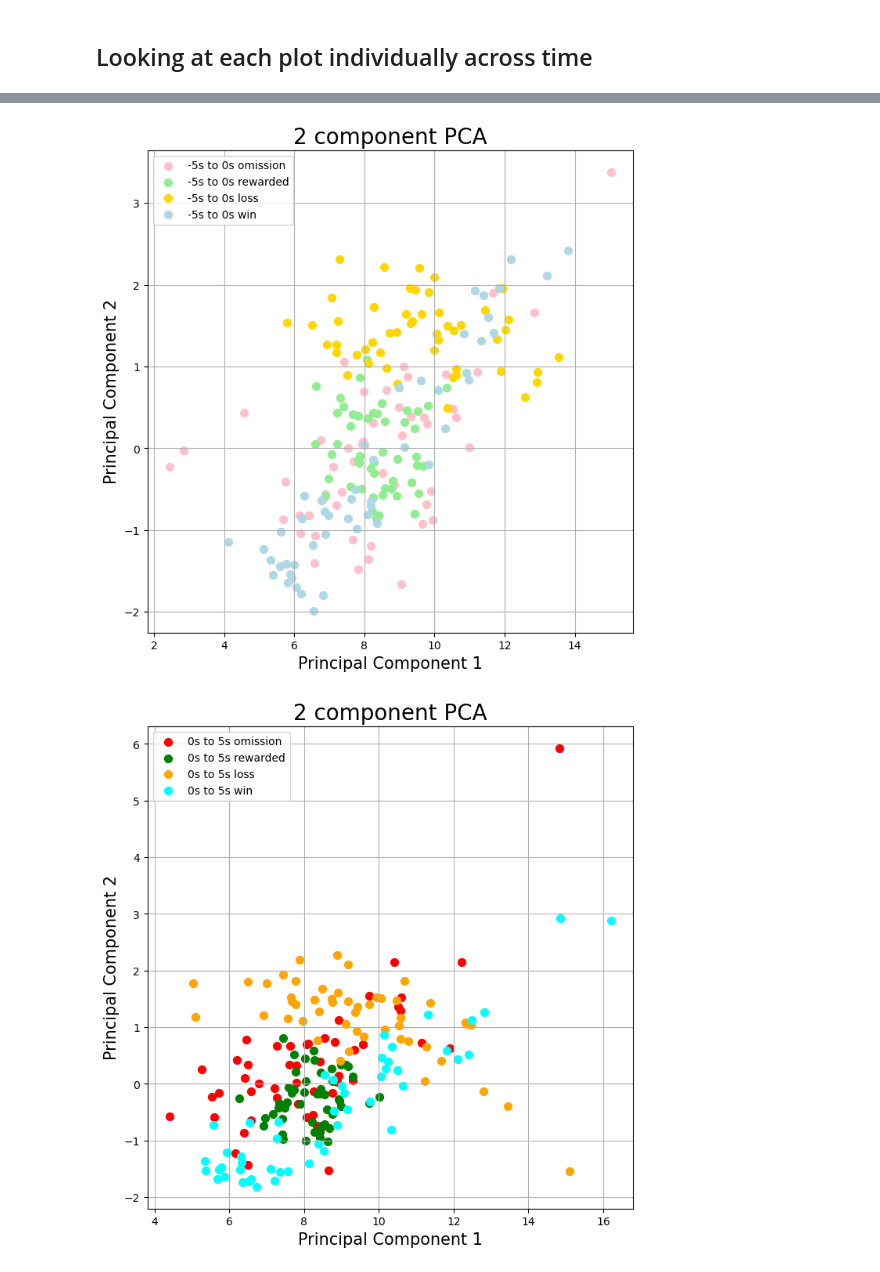
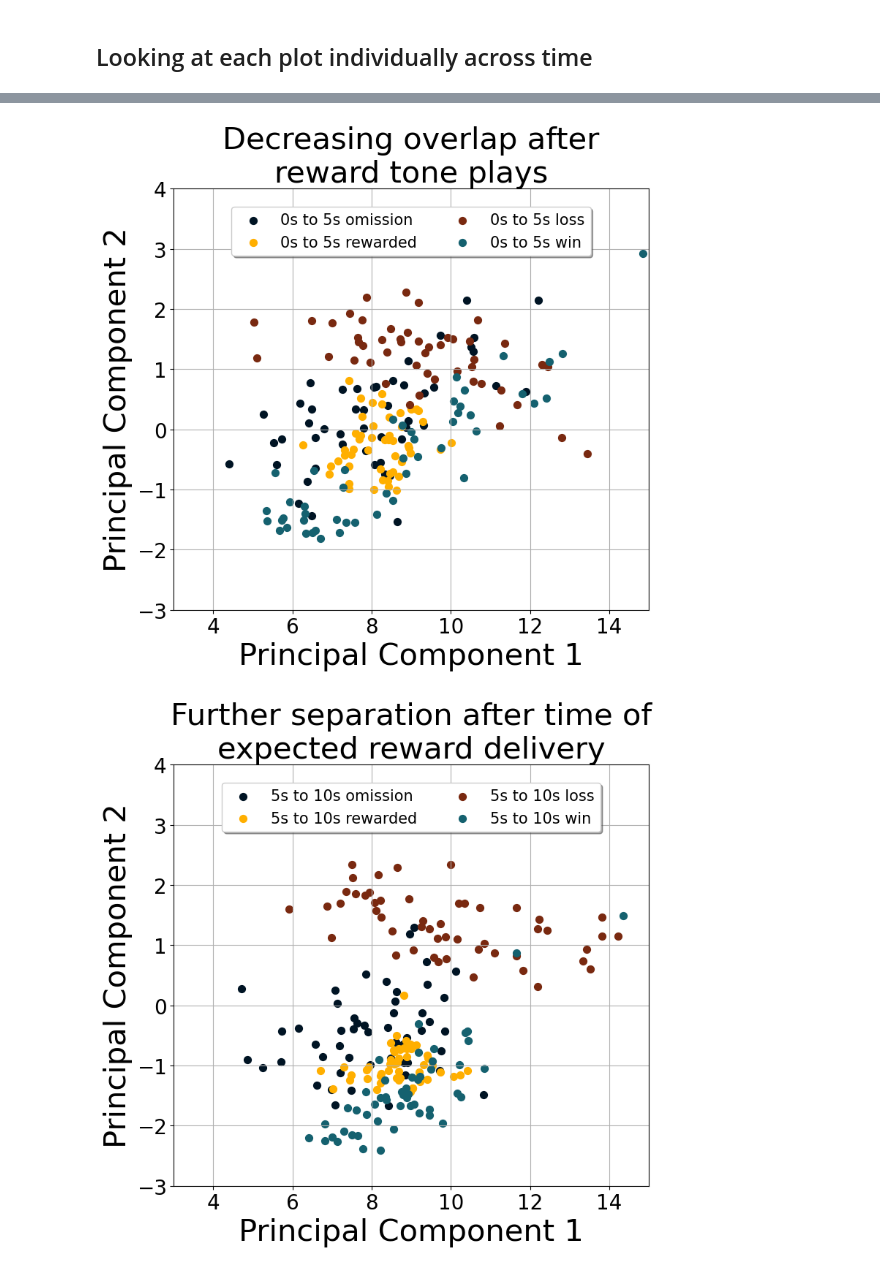
Before and after one commit to padillacoreanolab/reward_competition_ephys_analysis_with_omission_and_divider_controls, a Jupyter notebook: results/2023_02_02_rc_om_ephys_preprocessing/combined_pca_plotting.ipynb, the cells around one changed output, grey strips where cells are left out. Saved outputs shown, nothing was run; the diff lists cells and outputs as text; code cells hidden in the pictures.

Commit message:
nb: pca plotting with updated font formatting

```diff
--- a/results/2023_02_02_rc_om_ephys_preprocessing/combined_pca_plotting.ipynb
+++ b/results/2023_02_02_rc_om_ephys_preprocessing/combined_pca_plotting.ipynb
@@ -40,3 +48,17 @@ import spikeinterface.full as si
+# %%
+# Plot Specifics
+# TITLESIZE = 60
+TITLESIZE = 30
+
+# AXESLABEL = 60
+AXESLABEL = 30
+
+# AXESTICKS = 45
+AXESTICKS = 20
+LINWID = 10
+DOTS = 25
+# LEGSIZE = 45
+LEGSIZE = 15
 # %% [markdown]
 # Getting average firing rate from all sessions
 # %%
@@ -475,36 +543,58 @@ ax.grid()
 # %%
-fig = plt.figure(figsize = (8,8))
-ax = fig.add_subplot(1,1,1)
-ax.set_xlabel('Principal Component 1', fontsize = 15)
-ax.set_ylabel('Principal Component 2', fontsize = 15)
-ax.set_title('2 component PCA', fontsize = 20)
-targets = ['-5s to 0s omission', '-5s to 0s rewarded', '-5s to 0s loss', '-5s to 0s win']
-colors = ["pink", "lightgreen", "gold", "lightblue"]
+fig, ax = plt.subplots(figsize = (8,8))
+
+targets = ['0s to 5s omission', '0s to 5s rewarded', '0s to 5s loss', '0s to 5s win']
+colors = ["#001424", "#FFAF00", "#792910", "#15616F"]
 for target, color in zip(targets,colors):
     indicesToKeep = pc_product['outcome_and_when'] == target
     ax.scatter(pc_product.loc[indicesToKeep, 0]
                , pc_product.loc[indicesToKeep, 1]
                , c = color
                , s = 50)
-ax.legend(targets)
+
+ax.set_title('Decreasing overlap after\nreward tone plays', fontsize = TITLESIZE)
+plt.xticks(fontsize=AXESTICKS)
+plt.yticks(fontsize=AXESTICKS)
+plt.xlabel('Principal Component 1', fontsize = AXESLABEL)
+plt.ylabel('Principal Component 2', fontsize = AXESLABEL)
+plt.xlim((3, 15))
+plt.ylim((-3, 4))
+
+plt.legend(targets, fontsize=LEGSIZE, loc='upper center', bbox_to_anchor=(0.5, 0.975),
+          ncol=2, fancybox=True, shadow=True)
+plt.tight_layout()
 ax.grid()
+
+plt.savefig("./proc/plots/all_trials_0s_5s.png", bbox_inches='tight')
+plt.savefig("./proc/plots/all_trials_0s_5s.svg", bbox_inches='tight')
 # %% [output]
-[figure, old version]
+[figure, new version]
 # %%
-fig = plt.figure(figsize = (8,8))
-ax = fig.add_subplot(1,1,1)
-ax.set_xlabel('Principal Component 1', fontsize = 15)
-ax.set_ylabel('Principal Component 2', fontsize = 15)
-ax.set_title('2 component PCA', fontsize = 20)
-targets = ['0s to 5s omission', '0s to 5s rewarded', '0s to 5s loss', '0s to 5s win']
-colors = ["red", "green", "orange", "cyan"]
+fig, ax = plt.subplots(figsize = (8,8))
+
+targets = ['5s to 10s omission', '5s to 10s rewarded', '5s to 10s loss', '5s to 10s win']
+colors = ["#001424", "#FFAF00", "#792910", "#15616F"]
 for target, color in zip(targets,colors):
     indicesToKeep = pc_product['outcome_and_when'] == target
     ax.scatter(pc_product.loc[indicesToKeep, 0]
                , pc_product.loc[indicesToKeep, 1]
                , c = color
                , s = 50)
-ax.legend(targets)
+
+ax.set_title('Further separation after time of\nexpected reward delivery', fontsize = TITLESIZE)
+plt.xticks(fontsize=AXESTICKS)
+plt.yticks(fontsize=AXESTICKS)
+plt.xlabel('Principal Component 1', fontsize = AXESLABEL)
+plt.ylabel('Principal Component 2', fontsize = AXESLABEL)
+plt.xlim((3, 15))
+plt.ylim((-3, 4))
+
+plt.legend(targets, fontsize=LEGSIZE, loc='upper center', bbox_to_anchor=(0.5, 0.975),
+          ncol=2, fancybox=True, shadow=True)
+plt.tight_layout()
 ax.grid()
+
+plt.savefig("./proc/plots/all_trials_5s_10s.png", bbox_inches='tight')
+plt.savefig("./proc/plots/all_trials_5s_10s.svg", bbox_inches='tight')
 # %% [output]
-[figure, old version]
+[figure, new version]
```
Also changed, not shown: parts of 25 cells of this notebook, 1 other file.
